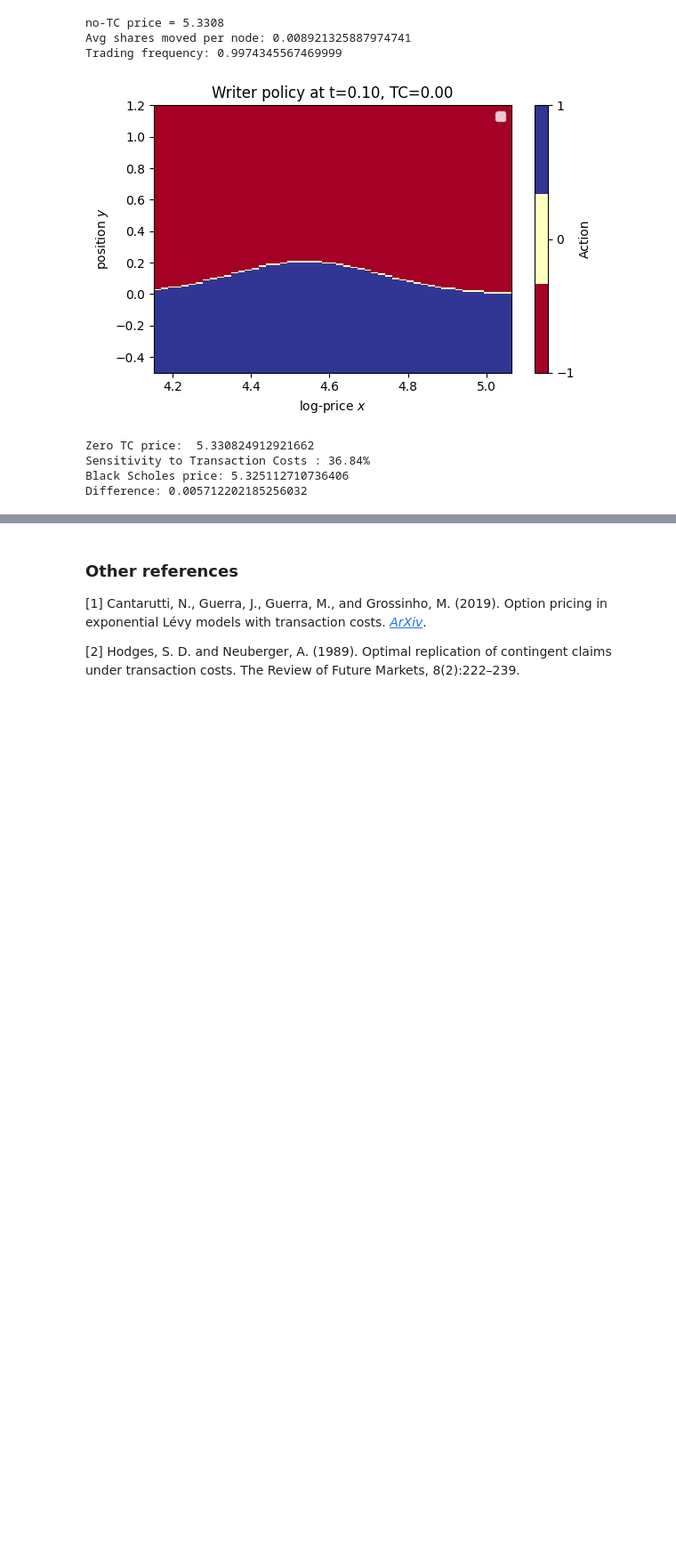
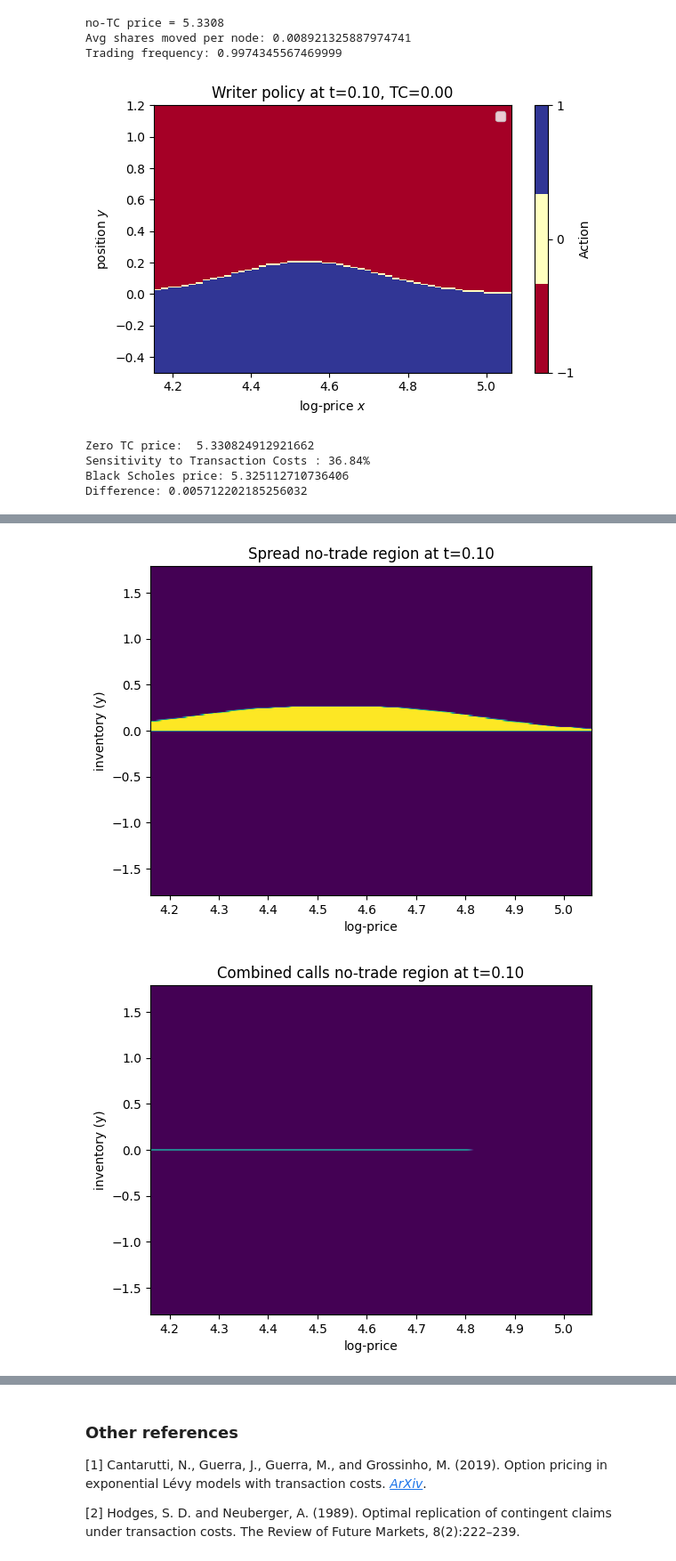
Before and after one commit to JulesArzel/Deep_Hedging_v2, a Jupyter notebook: New approach/4.1 Option pricing with transaction costs.ipynb, the cells around one changed output, grey strips where cells are left out. Shown at 89% size. Saved outputs shown, nothing was run; the diff lists cells and outputs as text; code cells hidden in the pictures; blank space fills up the shorter version.

```diff
--- a/New approach/4.1 Option pricing with transaction costs.ipynb
+++ b/New approach/4.1 Option pricing with transaction costs.ipynb
@@ -1502,0 +1534,71 @@ plt.show()
+# %%
+# Assumes the following are already in scope:
+# actions_spread, actions_call1, actions_call2, spread_pricer
+
+# Extract parameters
+N = len(actions_spread) - 1
+S0, mu, sig, T = spread_pricer.S0, spread_pricer.mu, spread_pricer.sig, spread_pricer.T
+
+# Rebuild grids
+dt = T / N
+dx = sig * np.sqrt(dt)
+dy = dx
+M = int(0.8 * np.floor(N / 2))
+y_grid = np.linspace(-M*dy, M*dy, 2*M+1)
+med = M
+x0 = np.log(S0)
+
+# Compute no-trade masks
+no_trade_spread   = [(A == 0) for A in actions_spread]
+no_trade1         = [(A == 0) for A in actions_call1]
+no_trade2         = [(A == 0) for A in actions_call2]
+no_trade_combined = [nt1 & nt2 for nt1, nt2 in zip(no_trade1, no_trade2)]
+
+# Pick a mid-life time slice
+k0 = int(0.1*N)
+x_grid_k0 = x0 + (mu - 0.5*sig**2)*dt*k0 + (2*np.arange(k0+1) - k0)*dx
+
+# Figure 1: Spread no-trade region
+plt.figure()
+plt.imshow(no_trade_spread[k0].T, origin='lower', aspect='auto',
+           extent=[x_grid_k0[0], x_grid_k0[-1], y_grid[0], y_grid[-1]])
+plt.xlabel('log-price')
+plt.ylabel('inventory (y)')
+plt.title(f'Spread no-trade region at t={k0*dt:.2f}')
+plt.show()
+
+# Figure 2: Combined calls no-trade region
+plt.figure()
+plt.imshow(no_trade_combined[k0].T, origin='lower', aspect='auto',
+           extent=[x_grid_k0[0], x_grid_k0[-1], y_grid[0], y_grid[-1]])
+plt.xlabel('log-price')
+plt.ylabel('inventory (y)')
+plt.title(f'Combined calls no-trade region at t={k0*dt:.2f}')
+plt.show()
+
+# Figure 3: No-trade band width vs time
+time_grid = np.linspace(0, T, N+1)
+width_spread = np.zeros(N+1)
+width_combined = np.zeros(N+1)
+
+for k in range(N+1):
+    x_grid = x0 + (mu - 0.5*sig**2)*dt*k + (2*np.arange(k+1)-k)*dx
+    i_ast = np.abs(x_grid - (x0 + (mu - 0.5*sig**2)*dt*k)).argmin()
+    js_sp = np.where(no_trade_spread[k][i_ast])[0]
+    js_co = np.where(no_trade_combined[k][i_ast])[0]
+    if js_sp.size > 0:
+        width_spread[k] = (js_sp.max() - js_sp.min()) * dy
+    if js_co.size > 0:
+        width_combined[k] = (js_co.max() - js_co.min()) * dy
+
+plt.figure()
+plt.plot(time_grid, width_spread, label='Spread')
+plt.plot(time_grid, width_combined, label='Calls-sum')
+plt.xlabel('Time')
+plt.ylabel('No-trade band width (shares)')
+plt.legend()
+plt.title('No-trade band width vs time')
+plt.show()
+# %% [output]
+[figure, added]
+[figure, added]
```
Also changed, not shown: parts of 14 cells of this notebook.
